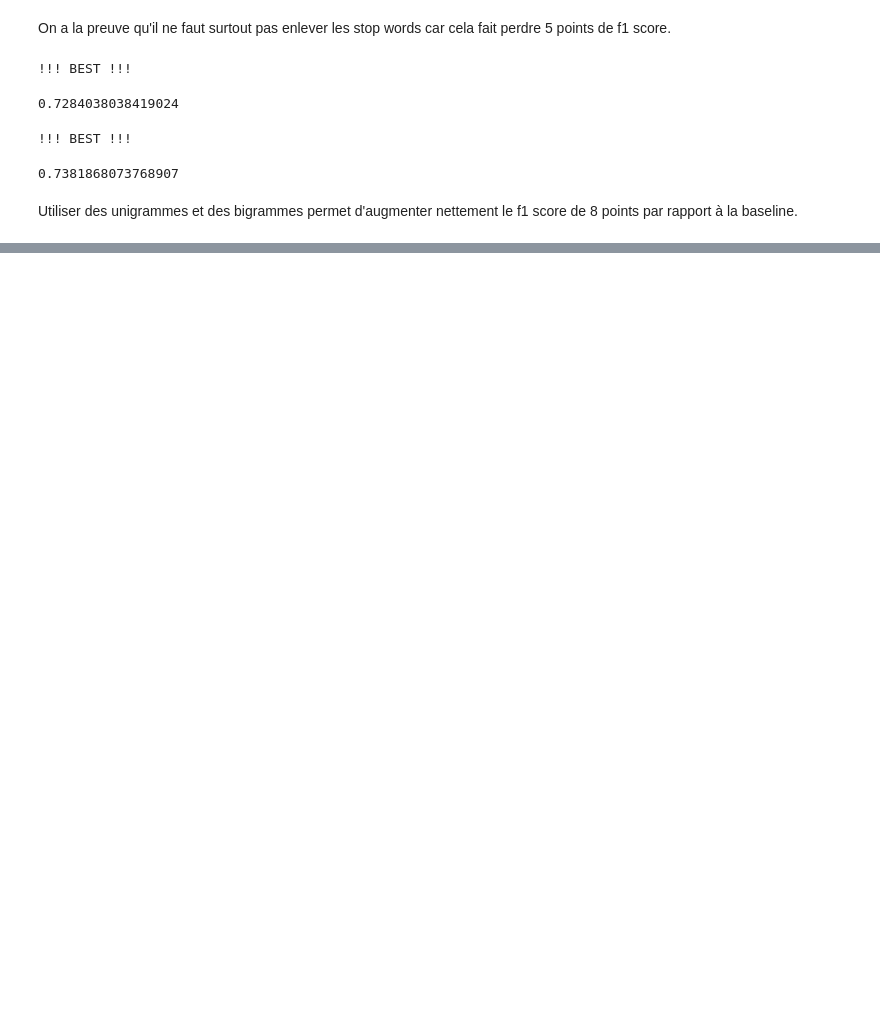
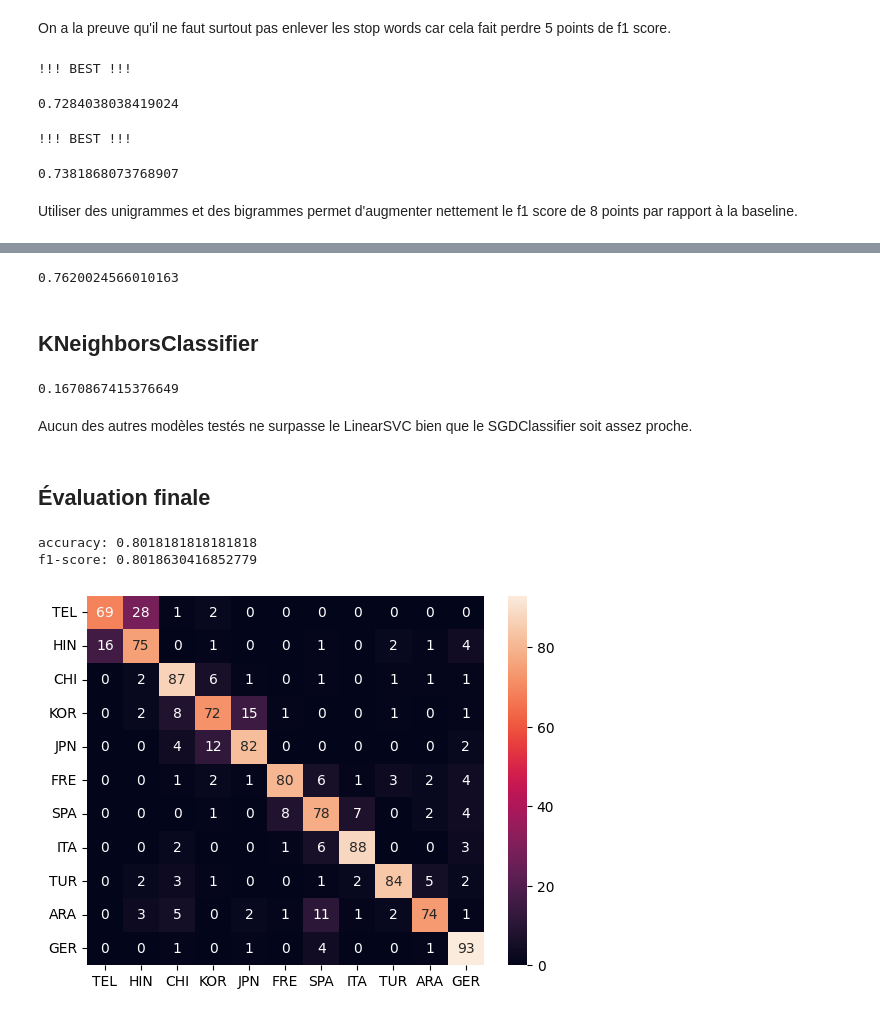
Before and after one commit to orthose/maternal-language, a Jupyter notebook: pipelines.ipynb, the cells around one changed output, grey strips where cells are left out. Cells and saved outputs as stored; diff of their text form; code cells hidden in the pictures; blank space fills up the shorter version.

Commit message:
Recherche de la meilleure pipeline

```diff
--- a/pipelines.ipynb
+++ b/pipelines.ipynb
@@ -84,0 +324,31 @@ Utiliser des unigrammes et des bigrammes permet d'augmenter nettement le f1 scor
+# %%
+"""
+%%time
+from sklearn.utils._testing import ignore_warnings
+from sklearn.exceptions import FitFailedWarning, ConvergenceWarning
+
+param_grid = [
+    {'penalty': ['l1', 'l2']},
+    {'loss': ['hinge', 'squared_hinge']},
+    {'dual': [True, False]},
+    {'multi_class':['ovr', 'crammer_singer']},
+    {'max_iter': [500, 1500, 3000, 5000]},
+    {'C': [1., 5., 10., 50., 100.]},
+    {'tol': [1e-4, 1e-3, 1e-2, 1e-1]}
+]
+
+# Supprimer les erreurs de combinaisons illégales
+with ignore_warnings(category=[ConvergenceWarning, FitFailedWarning]):
+    pipe = make_pipeline(
+        make_union(
+            TfidfVectorizer(lowercase=False, ngram_range=(1, 2)),
+            make_pipeline(est.WordsCounter(), KBinsDiscretizer(n_bins=10, encode='onehot', strategy='uniform')),
+            make_pipeline(est.MeanWordsSentence(), KBinsDiscretizer(n_bins=15, encode='onehot', strategy='quantile')),
+            make_pipeline(est.DoubleConsonantCounter(), KBinsDiscretizer(n_bins=15, encode='onehot', strategy='quantile')),
+            make_pipeline(est.ContractionsCounter(), KBinsDiscretizer(n_bins=15, encode='onehot', strategy='uniform'))),
+        GridSearchCV(LinearSVC(), cv=5, scoring='f1_macro', n_jobs=-2, verbose=1, param_grid=param_grid))
+
+pipe.fit(X_cv, y_cv)
+print(pipe.named_steps["gridsearchcv"].best_params_)
+"""
+print()
@@ -84,0 +455,47 @@ Utiliser des unigrammes et des bigrammes permet d'augmenter nettement le f1 scor
+# %%
+from sklearn.linear_model import SGDClassifier
+pipe = make_pipeline(
+    make_union(
+        TfidfVectorizer(lowercase=False, ngram_range=(1, 2), tokenizer=est.nltk_tokenize, token_pattern=None),
+        make_pipeline(est.WordsCounter(), KBinsDiscretizer(n_bins=10, encode='onehot', strategy='uniform')),
+        make_pipeline(est.MeanWordsSentence(), KBinsDiscretizer(n_bins=15, encode='onehot', strategy='quantile')),
+        make_pipeline(est.DoubleConsonantCounter(), KBinsDiscretizer(n_bins=15, encode='onehot', strategy='quantile')),
+        make_pipeline(est.ContractionsCounter(), KBinsDiscretizer(n_bins=15, encode='onehot', strategy='uniform'))),
+    SGDClassifier())
+peval.evaluate(pipe)
+# %% [output]
+0.7620024566010163
+# %% [markdown]
+## KNeighborsClassifier
+# %%
+from sklearn.neighbors import KNeighborsClassifier
+pipe = make_pipeline(
+    make_union(
+        TfidfVectorizer(lowercase=False, ngram_range=(1, 2), tokenizer=est.nltk_tokenize, token_pattern=None),
+        make_pipeline(est.WordsCounter(), KBinsDiscretizer(n_bins=10, encode='onehot', strategy='uniform')),
+        make_pipeline(est.MeanWordsSentence(), KBinsDiscretizer(n_bins=15, encode='onehot', strategy='quantile')),
+        make_pipeline(est.DoubleConsonantCounter(), KBinsDiscretizer(n_bins=15, encode='onehot', strategy='quantile')),
+        make_pipeline(est.ContractionsCounter(), KBinsDiscretizer(n_bins=15, encode='onehot', strategy='uniform'))),
+    KNeighborsClassifier())
+peval.evaluate(pipe)
+# %% [output]
+0.1670867415376649
+# %% [markdown]
+Aucun des autres modèles testés ne surpasse le LinearSVC bien que le SGDClassifier soit assez proche.
+# %% [markdown]
+## Évaluation finale
+# %%
+pipe = make_pipeline(
+    est.SpecialCharsCorrector(),
+    est.NumbersTokenizer(),
+    TfidfVectorizer(lowercase=False, ngram_range=(1, 2),
+                    tokenizer=est.nltk_tokenize, token_pattern=None),
+    LinearSVC(random_state=42, max_iter=3000, C=2.))
+
+pipe.fit(X_cv, y_cv)
+y_pred = pipe.predict(X_test)
+evaluate(y_test, y_pred)
+# %% [output]
+accuracy: 0.8018181818181818
+f1-score: 0.8018630416852779
+[figure, added]
```
Also changed, not shown: parts of 55 cells of this notebook.
